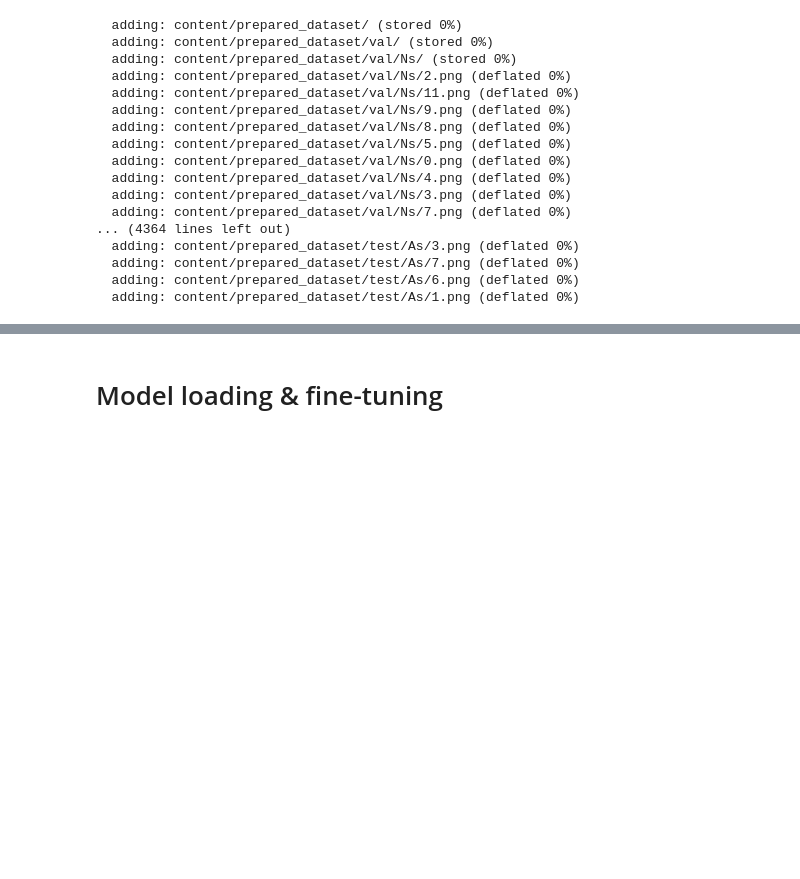
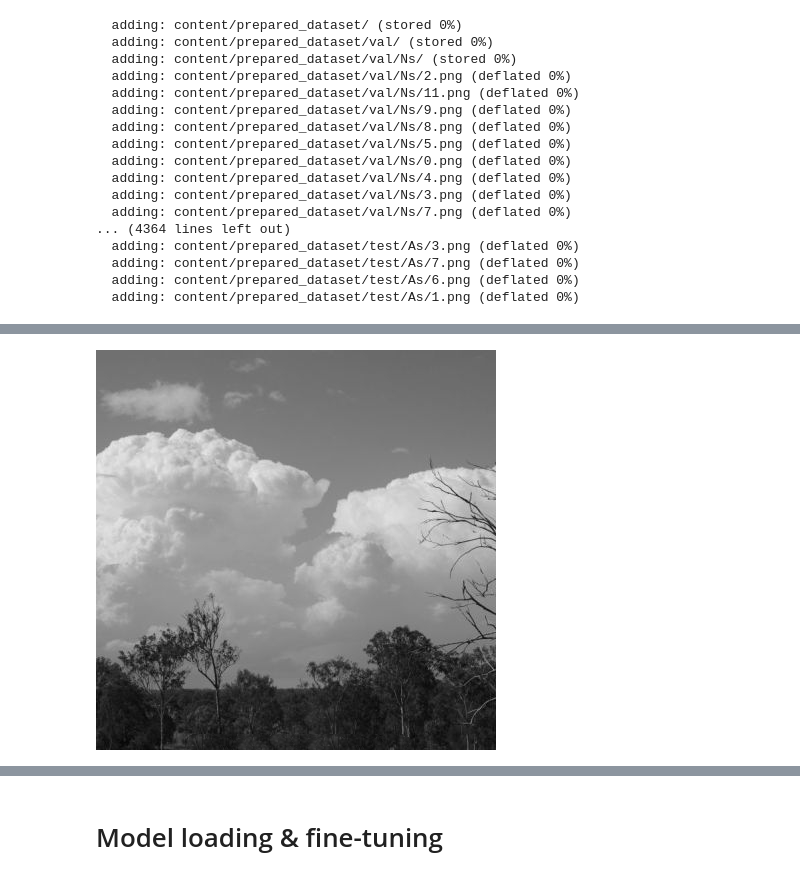
Before and after one commit to Loloxon/SIwSI, a Jupyter notebook: models/SIwSI_fine_tuning_for_clouds.ipynb, the cells around one changed output, grey strips where cells are left out. Saved outputs shown, nothing was run; the diff lists cells and outputs as text; code cells hidden in the pictures; blank space fills up the shorter version.

```diff
--- a/models/SIwSI_fine_tuning_for_clouds.ipynb
+++ b/models/SIwSI_fine_tuning_for_clouds.ipynb
@@ -233,0 +330,6 @@ Saving completed. Oversampled 1800 images
+# %%
+test_img21=ImageOps.grayscale(test_img2)
+
+test_img21
+# %% [output]
+[figure, added]
```
Also changed, not shown: parts of 61 cells of this notebook.
